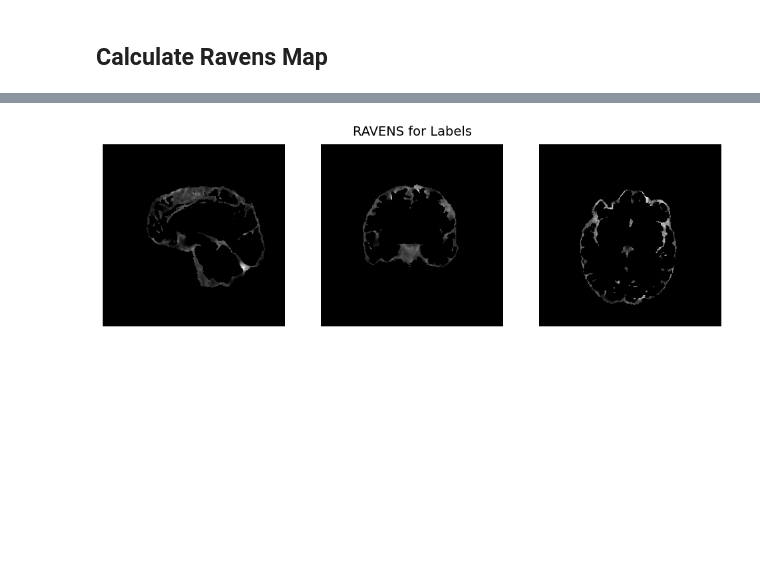
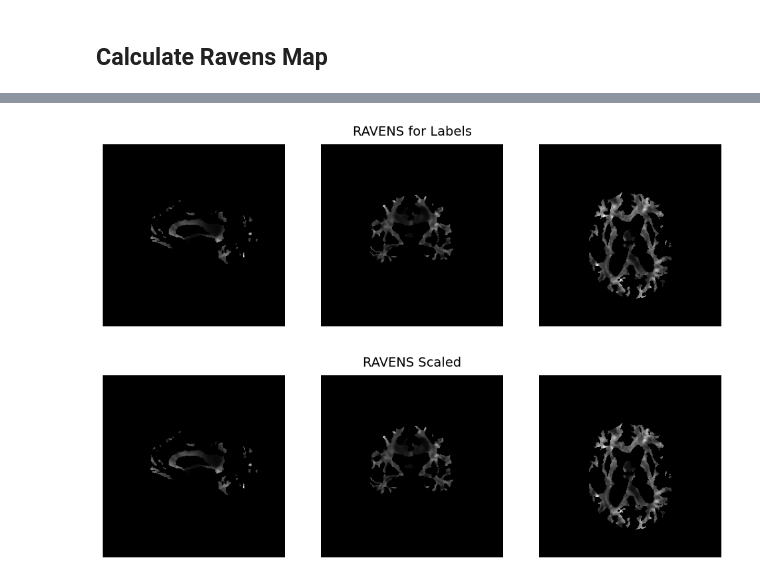
Before and after one commit to akisg/DL_RAVENS, a Jupyter notebook: RAVENS_MRI_Pipeline.ipynb, the cells around one changed output, grey strips where cells are left out. Saved outputs shown, nothing was run; the diff lists cells and outputs as text; code cells hidden in the pictures; blank space fills up the shorter version.

Commit message:
Added calculation of scale factor for the affine registration

```diff
--- a/RAVENS_MRI_Pipeline.ipynb
+++ b/RAVENS_MRI_Pipeline.ipynb
@@ -141,6 +295,6 @@ img2_path = "../mri_samples/T1/023_S_1247_2007-02-21_T1_LPS.nii.gz"
 # %%
 affine_moved = "output/affine_moved.nii.gz"
-affine_moving = "../mri_samples/T1/023_S_1247_2007-02-21_T1_LPS.nii.gz"
-affine_fixed = "../mri_samples/T1/137_S_4227_2011-09-21_T1_LPS.nii.gz"
+affine_moving = img2_path
+affine_fixed = img1_path
 # %% [markdown]
 ## Using Flirt:
@@ -205,0 +399,6 @@ show(t1_moved, title='Moved T1-weighted MRI')
+# %%
+t1_seg_before = sf.load_volume(seg_affine_moving).resample_like(t1_seg)
+show(t1_seg_before, title='Segmented before affine T1-weighted MRI')
+
+t1_seg = sf.load_volume(seg_affine_moved).reshape(shape).reorient('ILP')
+show(t1_seg, title='Affine Segmented T1-weighted MRI')
@@ -219,24 +605,0 @@ elif affine == 'synthmorph':
-# %%
-# Load both volumes
-########### t1_fixed = sf.load_volume(img1_path).resize(voxsize=2).reshape(shape).reorient('ILP')
-t1_fixed = sf.load_volume(img1_path).reshape(shape).reorient('ILP')
-
-t1_moving = sf.load_volume(img2_path).resample_like(t1_fixed)
-
-t1_original = sf.load_volume(img2_path).resample_like(t1_fixed)
-
-
-# t1_moving = sf.load_volume(img2_path).resize(voxsize=2).reshape(shape).reorient('ILP')  # Reorient to match
-
-# Now, their shapes will be identical by definition
-print("t1_fixed.shape", t1_fixed.shape)
-print("t1_moving.shape", t1_moving.shape)
-
-# t1_moving = t1_moving.resample_like(t1_fixed)
-
-# # The subtraction will now succeed
-before = normalize(t1_moving) - normalize(t1_fixed)
-show(t1_moving, title='Moving T1-weighted MRI')
-
-show(t1_fixed, title='Fixed T1-weighted MRI')
-show(before, title='Difference before registration')
@@ -441,3 +620,10 @@ model = tf.keras.Model(model.inputs, model.references.pos_flow)
 model.load_weights('shapes-dice-vel-3-res-8-16-32-256f.h5')
 # %% [output]
 The shape variable is: (256, 256, 256), and its type is: <class 'tuple'>
+# %%
+# Load both volumes
+t1_fixed = sf.load_volume(affine_fixed).reshape(shape).reorient('ILP')
+t1_moving = sf.load_volume(affine_moved).resample_like(t1_fixed)
+
+show(t1_fixed, title='Fixed T1-weighted MRI')
+show(t1_moving, title='Moving T1-weighted MRI')
@@ -631,24 +834,28 @@ RAVENS map saved to: output/RAVENS.nii.gz
 # %%
 # t1_rav = sf.load_volume('output/ravens_gray_matter.nii.gz')
 # show(t1_rav, title='RAVENS for Gray Matter')
 
 # t1_rav = sf.load_volume('output/ravens_deep_gray_matter.nii.gz')
 # show(t1_rav, title='RAVENS for Deep Gray Matter')
 
 # t1_rav = sf.load_volume('output/ravens_white_matter.nii.gz')
 # show(t1_rav, title='RAVENS for White Matter')
 # #
 # t1_rav = sf.load_volume('output/ravens_ventricles.nii.gz')
 # show(t1_rav, title='RAVENS for Ventricles')
 
 
 t1_rav = sf.load_volume('output/RAVENS.nii.gz')
 show(t1_rav, title='RAVENS for Labels')
 
+t1_rav = sf.load_volume('output/RAVENS_scaled.nii.gz')
+show(t1_rav, title='RAVENS Scaled')
+
 # t1_rav = sf.load_volume('ravens_misc.nii.gz')
 # show(t1_rav, title='RAVENS for Miscellaneous')
 # %% [output]
-[figure, old version]
+[figure, new version]
+[figure, added]
 # %%
 import nibabel as nib
 import numpy as np
```
Also changed, not shown: parts of 44 cells of this notebook.
